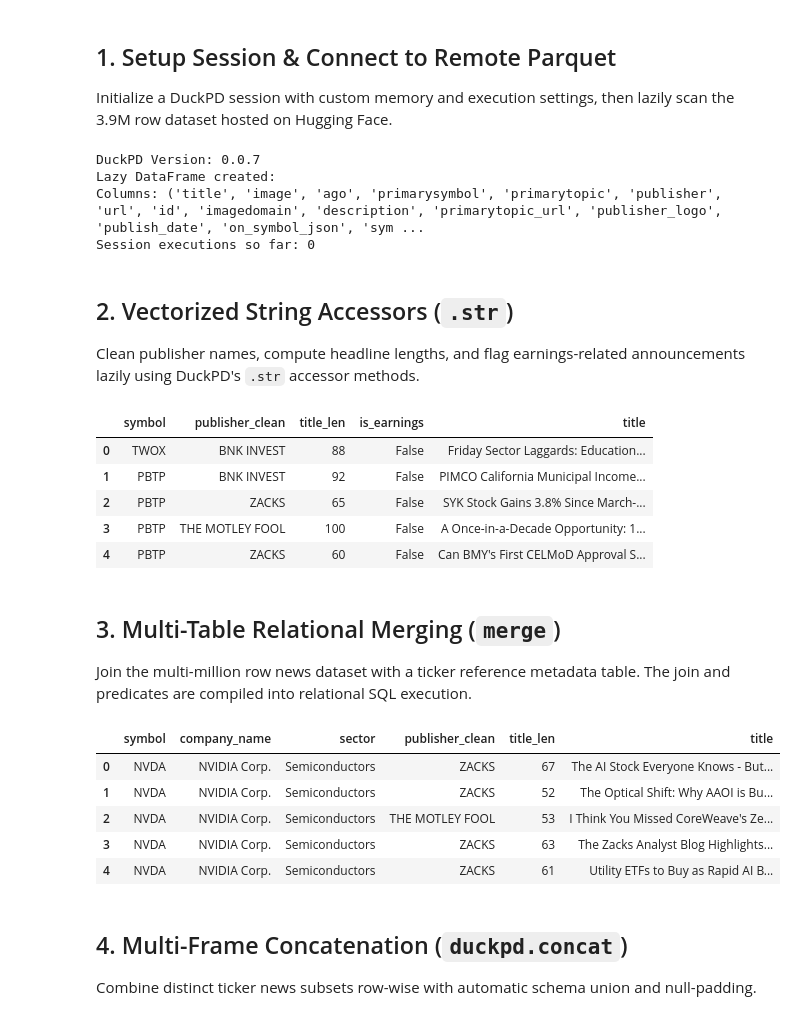
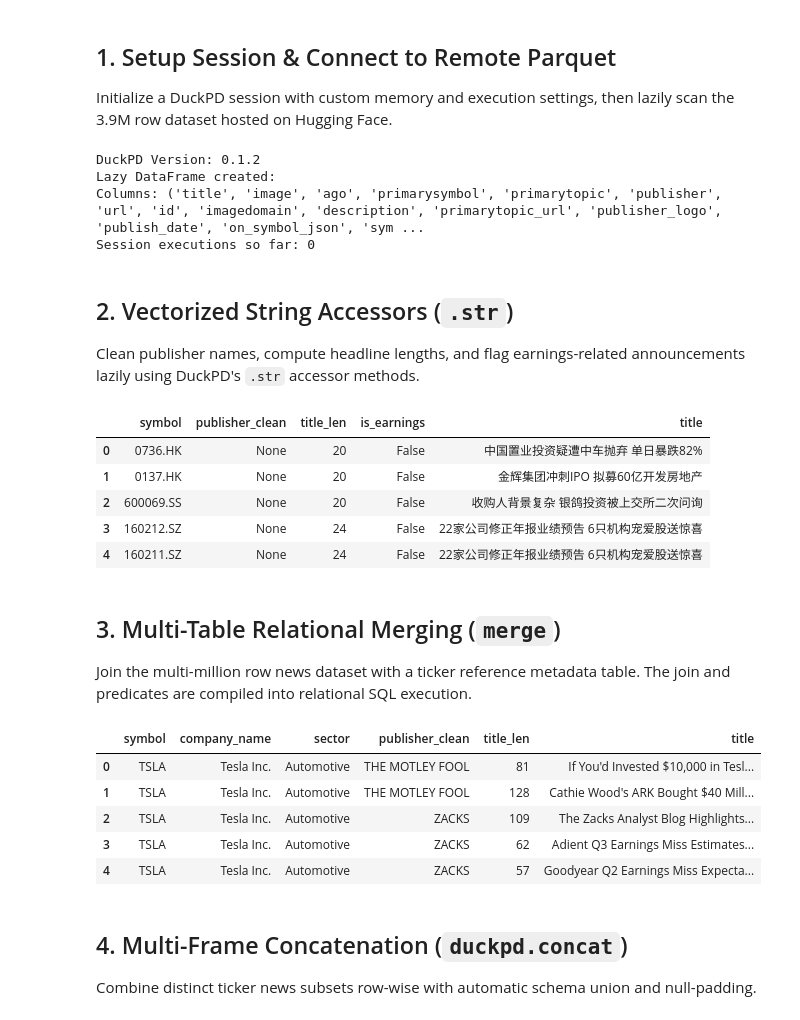
Before and after one commit to quantbert/duckpd, a Jupyter notebook: demo/DuckPD_Features_Walkthrough.ipynb, the cells around one changed output. Drawn from its saved outputs; the diff is of its cells as text; code cells hidden in the pictures.

```diff
--- a/demo/DuckPD_Features_Walkthrough.ipynb
+++ b/demo/DuckPD_Features_Walkthrough.ipynb
@@ -27,14 +27,14 @@ session = pd.connect(memory_limit="1GB", threads=4)
 # Remote dataset from AlphaDojo (~3.9M financial news rows)
 DATA_URL = "https://huggingface.co/datasets/AlphaDojo/dojo_stock_news/resolve/main/data.parquet"
 
-# Lazily scan parquet directly over HTTP without downloading whole file into memory
-news_df = session.read_parquet(DATA_URL)
+# Lazily scan parquet directly over HTTP with an explicit ordering guarantee
+news_df = session.read_parquet(DATA_URL, order_by="publish_date")
 
 print("Lazy DataFrame created:")
 print(f"Columns: {news_df.columns}")
 print(f"Session executions so far: {session.execution_count}")
 # %% [output]
-DuckPD Version: 0.0.7
+DuckPD Version: 0.1.2
 Lazy DataFrame created:
 Columns: ('title', 'image', 'ago', 'primarysymbol', 'primarytopic', 'publisher', 'url', 'id', 'imagedomain', 'description', 'primarytopic_url', 'publisher_logo', 'publish_date', 'on_symbol_json', 'sym ...
 Session executions so far: 0
@@ -52,16 +52,15 @@ enriched_news = news_df.assign(
 )
 
 # Inspect a bounded preview pushed down to DuckDB
-enriched_news[["symbol", "publisher_clean", "title_len", "is_earnings", "title"]].head(
-    5
-)
+preview_cols = ["symbol", "publisher_clean", "title_len", "is_earnings", "title"]
+enriched_news[preview_cols].head(5)
 # %% [output]
 |  | symbol | publisher_clean | title_len | is_earnings | title |
-| 0 | TWOX | BNK INVEST | 88 | False | Friday Sector Laggards: Education... |
-| 1 | PBTP | BNK INVEST | 92 | False | PIMCO California Municipal Income... |
-| 2 | PBTP | ZACKS | 65 | False | SYK Stock Gains 3.8% Since March-... |
-| 3 | PBTP | THE MOTLEY FOOL | 100 | False | A Once-in-a-Decade Opportunity: 1... |
-| 4 | PBTP | ZACKS | 60 | False | Can BMY's First CELMoD Approval S... |
+| 0 | 0736.HK | None | 20 | False | 中国置业投资疑遭中车抛弃 单日暴跌82% |
+| 1 | 0137.HK | None | 20 | False | 金辉集团冲刺IPO 拟募60亿开发房地产 |
+| 2 | 600069.SS | None | 20 | False | 收购人背景复杂 银鸽投资被上交所二次问询 |
+| 3 | 160212.SZ | None | 24 | False | 22家公司修正年报业绩预告 6只机构宠爱股送惊喜 |
+| 4 | 160211.SZ | None | 24 | False | 22家公司修正年报业绩预告 6只机构宠爱股送惊喜 |
 # %% [markdown]
 ## 3. Multi-Table Relational Merging (`merge`)
 
@@ -79,40 +78,42 @@ ticker_meta = session.from_pandas(
                 "Amazon.com Inc.",
                 "Tesla Inc.",
                 "Alphabet Inc.",
             ],
             "sector": [
                 "Technology",
                 "Semiconductors",
                 "Software",
                 "E-Commerce",
                 "Automotive",
                 "Communication",
             ],
             "market_tier": [
                 "Mega Cap",
                 "Mega Cap",
                 "Mega Cap",
                 "Mega Cap",
                 "Mega Cap",
                 "Mega Cap",
             ],
         }
     )
 )
 
-# Merge ticker metadata with news stream
-news_with_sector = ticker_meta.merge(enriched_news, on="symbol", how="inner")
+# Merge ticker metadata with news stream and sort by publish_date
+news_with_sector = ticker_meta.merge(
+    enriched_news, on="symbol", how="inner"
+).sort_values("publish_date")
 
 news_with_sector[
     ["symbol", "company_name", "sector", "publisher_clean", "title_len", "title"]
 ].head(5)
 # %% [output]
 |  | symbol | company_name | sector | publisher_clean | title_len | title |
-| 0 | NVDA | NVIDIA Corp. | Semiconductors | ZACKS | 67 | The AI Stock Everyone Knows - But... |
-| 1 | NVDA | NVIDIA Corp. | Semiconductors | ZACKS | 52 | The Optical Shift: Why AAOI is Bu... |
-| 2 | NVDA | NVIDIA Corp. | Semiconductors | THE MOTLEY FOOL | 53 | I Think You Missed CoreWeave's Ze... |
-| 3 | NVDA | NVIDIA Corp. | Semiconductors | ZACKS | 63 | The Zacks Analyst Blog Highlights... |
-| 4 | NVDA | NVIDIA Corp. | Semiconductors | ZACKS | 61 | Utility ETFs to Buy as Rapid AI B... |
+| 0 | TSLA | Tesla Inc. | Automotive | THE MOTLEY FOOL | 81 | If You'd Invested $10,000 in Tesl... |
+| 1 | TSLA | Tesla Inc. | Automotive | THE MOTLEY FOOL | 128 | Cathie Wood's ARK Bought $40 Mill... |
+| 2 | TSLA | Tesla Inc. | Automotive | ZACKS | 109 | The Zacks Analyst Blog Highlights... |
+| 3 | TSLA | Tesla Inc. | Automotive | ZACKS | 62 | Adient Q3 Earnings Miss Estimates... |
+| 4 | TSLA | Tesla Inc. | Automotive | ZACKS | 57 | Goodyear Q2 Earnings Miss Expecta... |
 # %% [markdown]
 ## 4. Multi-Frame Concatenation (`duckpd.concat`)
 
```
Also changed, not shown: parts of 6 cells of this notebook, 8 other files.
